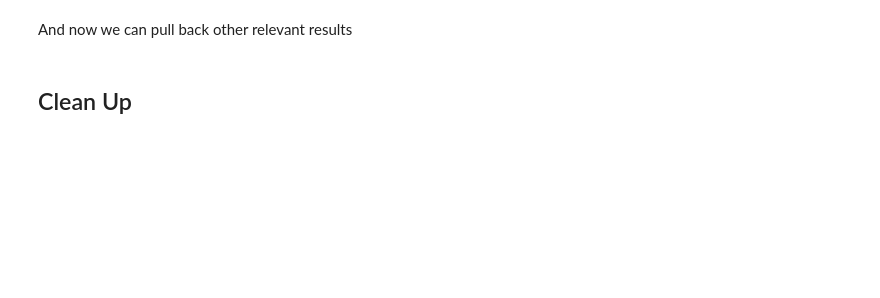
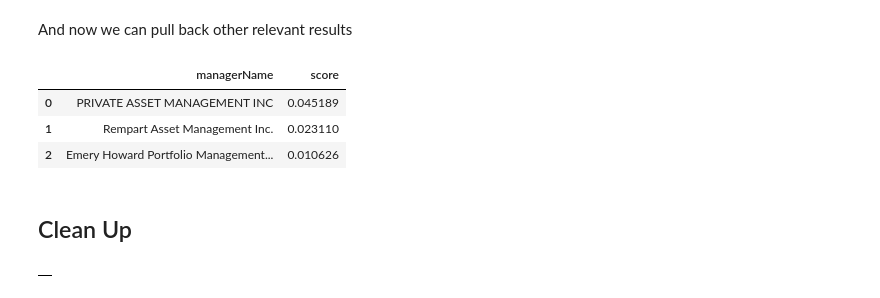
Before and after one commit to neo4j-partners/hands-on-lab-neo4j-and-vertex-ai, a Jupyter notebook: Lab 7 - Semantic Search/02-semantic-search.ipynb, the cells around one changed output. Cells and saved outputs as stored; diff of their text form; code cells hidden in the pictures; blank space fills up the shorter version.

```diff
--- a/Lab 7 - Semantic Search/02-semantic-search.ipynb
+++ b/Lab 7 - Semantic Search/02-semantic-search.ipynb
@@ -202,0 +306,3 @@ And we can see that our top result is HAHN CAPITAL MANAGEMENT LLC.
+# %%
+top_manager = res_df['managerName'][0]
+top_manager
@@ -211,4 +319,4 @@ MATCH (m:Manager {managerName: $managerName})-[:OWNS]->(c:Company)-[:HAS]->(d:Do
 WITH m, count(DISTINCT c) AS ownedCompaniesWithDocs
 MATCH (m:Manager {managerName: $managerName})-[:OWNS]->(c:Company)
 RETURN m.managerName AS managerName, ownedCompaniesWithDocs, count(DISTINCT c) AS totalOwnedCompanies
-''', params =  {'managerName':'HAHN CAPITAL MANAGEMENT LLC'})
+''', params =  {'managerName':top_manager})
@@ -225,10 +360,17 @@ And now we can pull back other relevant results
 # %%
 gds.run_cypher('''
 MATCH (m0:Manager {managerName: $managerName})-[r:SIMILAR]->(m:Manager)
 RETURN DISTINCT m.managerName AS managerName, r.score AS score
 ORDER BY score DESC LIMIT 10
-''', params =  {'managerName':'HAHN CAPITAL MANAGEMENT LLC'})
+''', params =  {'managerName':top_manager})
+# %% [output]
+|  | managerName | score |
+| 0 | PRIVATE ASSET MANAGEMENT INC | 0.045189 |
+| 1 | Rempart Asset Management Inc. | 0.023110 |
+| 2 | Emery Howard Portfolio Management... | 0.010626 |
 # %% [markdown]
 ## Clean Up
 # %%
 gds.run_cypher('MATCH (M:Manager)-[s:SIMILAR]->() DELETE s')
+# %% [output]
+|  |
```
Also changed, not shown: parts of 21 cells of this notebook, 3 other files.
